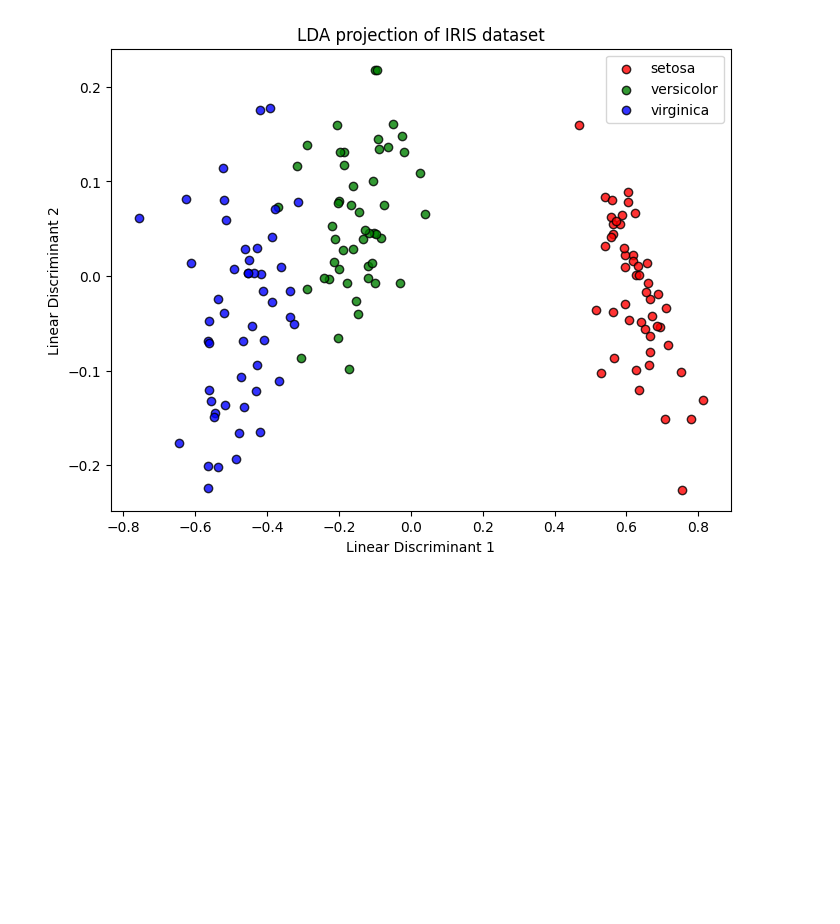
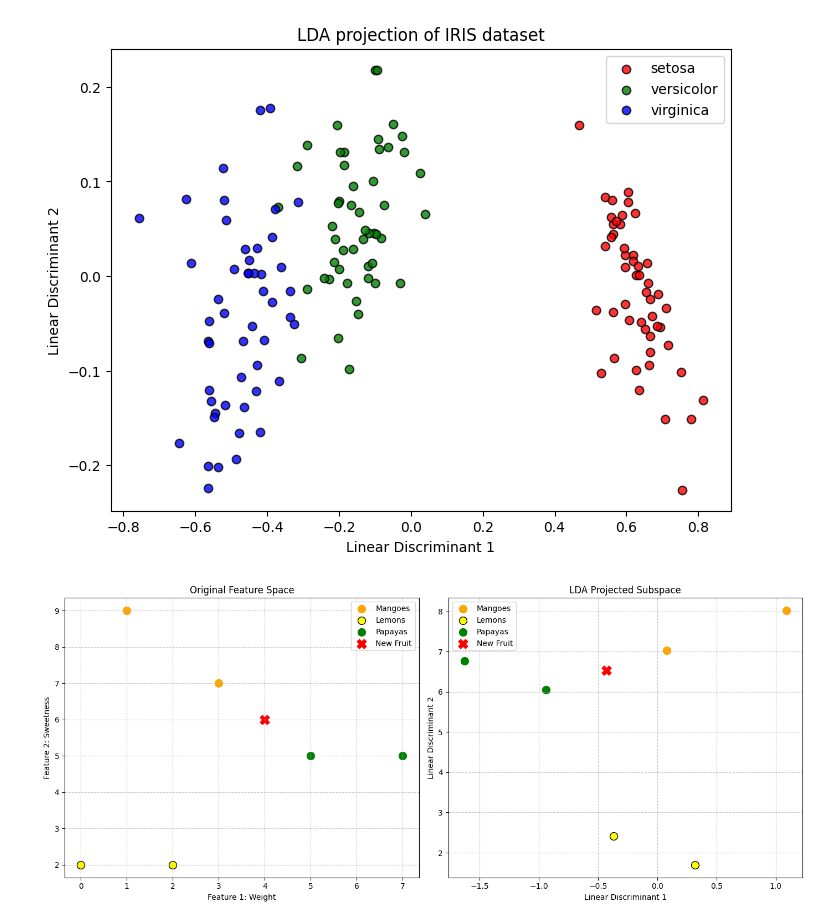
Before and after one commit to mudgician/cs315, a Jupyter notebook: assign1/src/assign1_withnotes.ipynb, the cells around one changed output. Cells and saved outputs as stored; diff of their text form; code cells hidden in the pictures; blank space fills up the shorter version.

```diff
--- a/assign1/src/assign1_withnotes.ipynb
+++ b/assign1/src/assign1_withnotes.ipynb
@@ -218,3 +221,55 @@ if __name__ == "__main__":
     plt.show()
 # %% [output]
 [figure]
+# %%
+import numpy as np
+import matplotlib.pyplot as plt
+
+def plot_lda_transformation():
+    # 1. Define Original Data (Weight, Sweetness)
+    X_mangoes = np.array([[1, 9], [3, 7]])
+    X_lemons = np.array([[0, 2], [2, 2]])
+    X_papayas = np.array([[5, 5], [7, 5]])
+    x_new = np.array([[4, 6]])
+
+    # 2. Define Projected Data (LD1, LD2)
+    Y_mangoes = np.array([[1.09, 8.02], [0.08, 7.03]])
+    Y_lemons = np.array([[0.32, 1.70], [-0.37, 2.42]])
+    Y_papayas = np.array([[-0.94, 6.05], [-1.63, 6.77]])
+    y_new = np.array([[-0.43, 6.54]])
+
+    # 3. Initialize Figure
+    fig, (ax1, ax2) = plt.subplots(1, 2, figsize=(14, 6))
+
+    # 4. Plot Original Feature Space
+    ax1.scatter(X_mangoes[:, 0], X_mangoes[:, 1], c='orange', s=100, label='Mangoes')
+    ax1.scatter(X_lemons[:, 0], X_lemons[:, 1], c='yellow', s=100, edgecolors='k', label='Lemons')
+    ax1.scatter(X_papayas[:, 0], X_papayas[:, 1], c='green', s=100, label='Papayas')
+    ax1.scatter(x_new[:, 0], x_new[:, 1], c='red', marker='X', s=150, label='New Fruit')
+
+    ax1.set_title('Original Feature Space')
+    ax1.set_xlabel('Feature 1: Weight')
+    ax1.set_ylabel('Feature 2: Sweetness')
+    ax1.grid(True, linestyle='--', alpha=0.7)
+    ax1.legend()
+
+    # 5. Plot LDA Projected Space
+    ax2.scatter(Y_mangoes[:, 0], Y_mangoes[:, 1], c='orange', s=100, label='Mangoes')
+    ax2.scatter(Y_lemons[:, 0], Y_lemons[:, 1], c='yellow', s=100, edgecolors='k', label='Lemons')
+    ax2.scatter(Y_papayas[:, 0], Y_papayas[:, 1], c='green', s=100, label='Papayas')
+    ax2.scatter(y_new[:, 0], y_new[:, 1], c='red', marker='X', s=150, label='New Fruit')
+
+    ax2.set_title('LDA Projected Subspace')
+    ax2.set_xlabel('Linear Discriminant 1')
+    ax2.set_ylabel('Linear Discriminant 2')
+    ax2.grid(True, linestyle='--', alpha=0.7)
+    ax2.legend()
+
+    # 6. Display Plot
+    plt.tight_layout()
+    plt.show()
+
+if __name__ == "__main__":
+    plot_lda_transformation()
+# %% [output]
+[figure, added]
```
Also changed, not shown: parts of 1 cell of this notebook, 18 other files.
